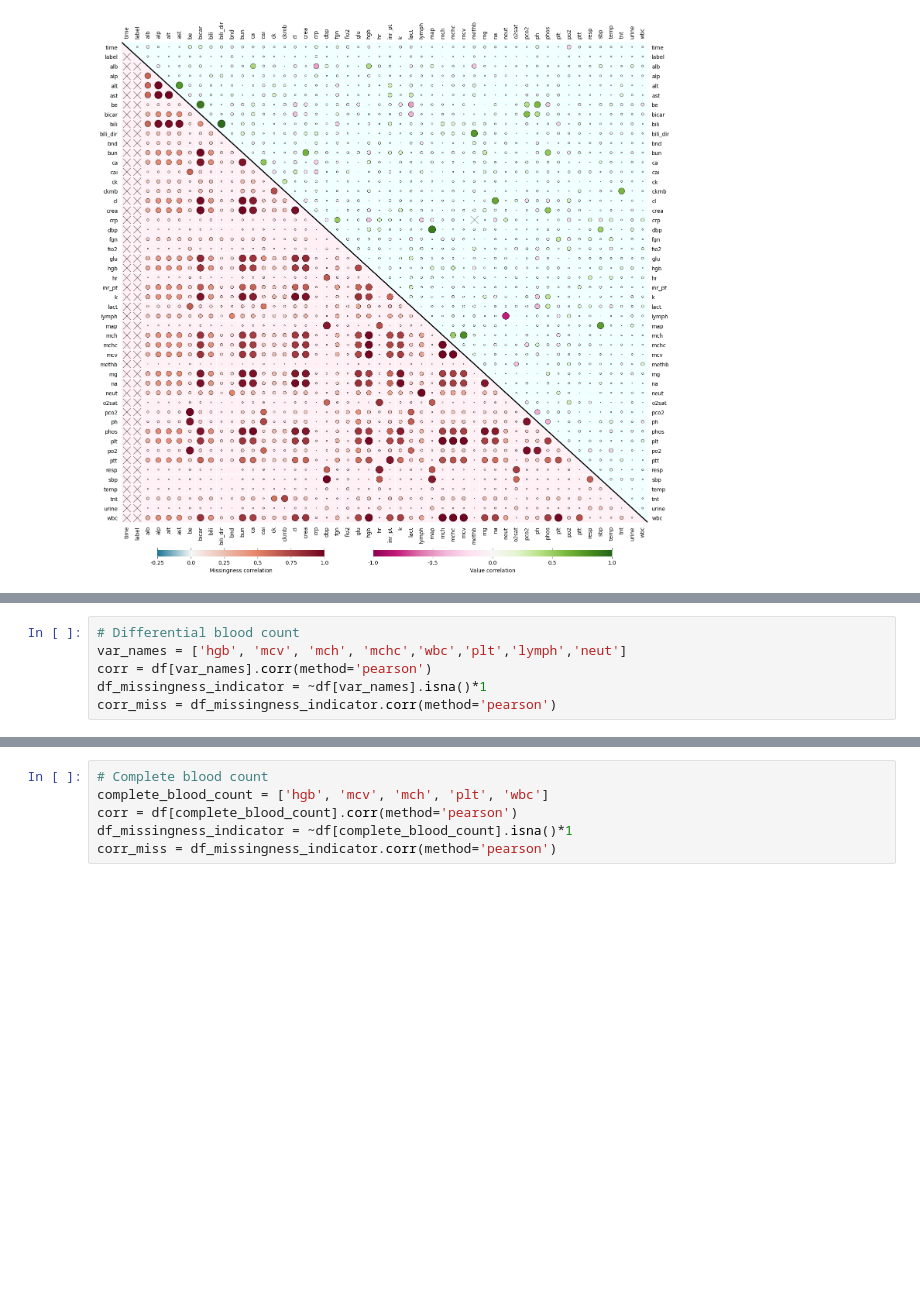
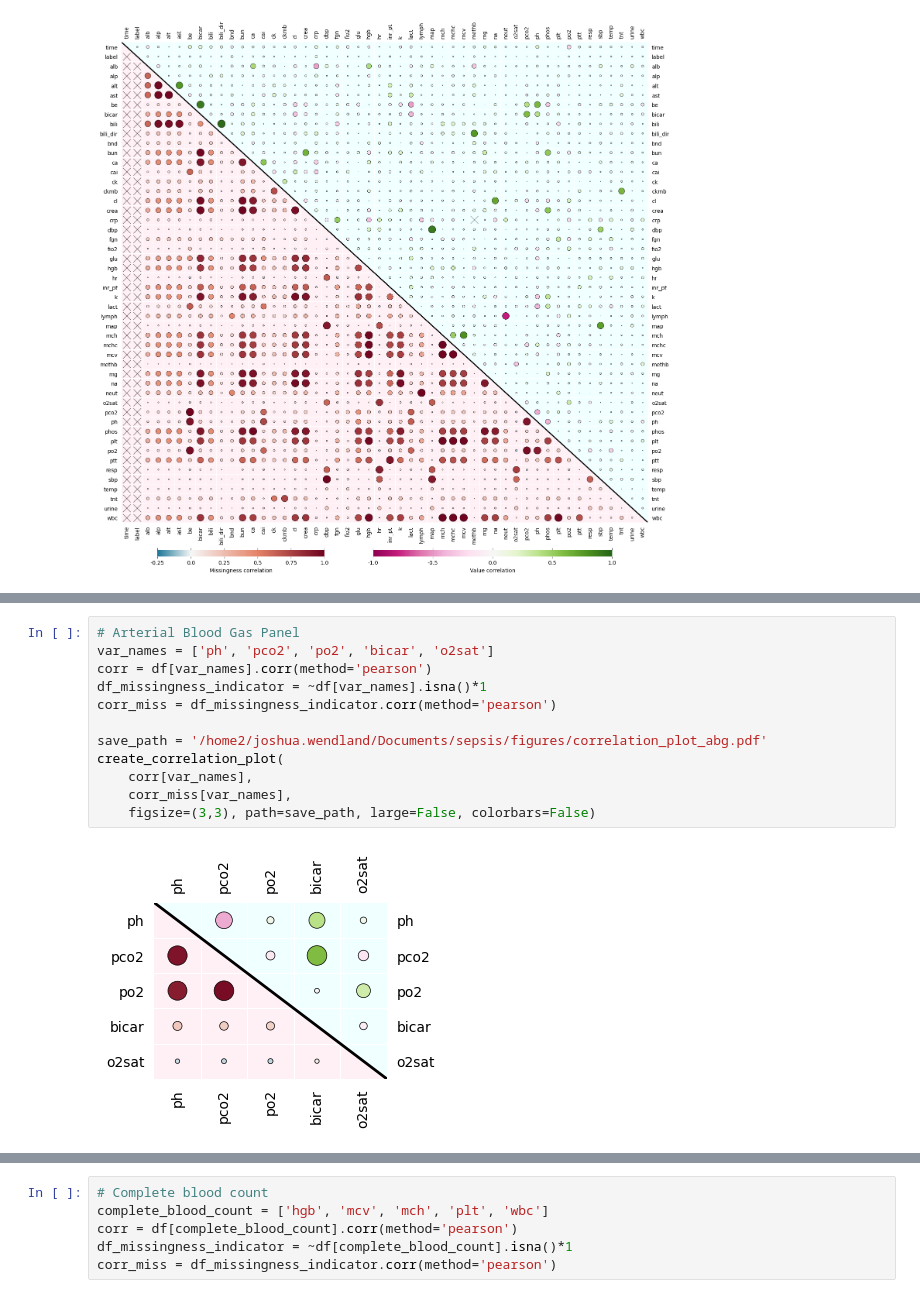
Before and after one commit to joshuawe/sepsis, a Jupyter notebook: data/miiv/Correlation_Plots.ipynb, the cells around one changed output, grey strips where cells are left out. Saved outputs shown, nothing was run; the diff lists cells and outputs as text; blank space fills up the shorter version.

```diff
--- a/data/miiv/Correlation_Plots.ipynb
+++ b/data/miiv/Correlation_Plots.ipynb
@@ -303,6 +385,14 @@ create_correlation_plot(
 # %%
-# Differential blood count
-var_names = ['hgb', 'mcv', 'mch', 'mchc','wbc','plt','lymph','neut']
+# Arterial Blood Gas Panel
+var_names = ['ph', 'pco2', 'po2', 'bicar', 'o2sat']
 corr = df[var_names].corr(method='pearson')
 df_missingness_indicator = ~df[var_names].isna()*1
 corr_miss = df_missingness_indicator.corr(method='pearson')
+
+save_path = '/home2/joshua.wendland/Documents/sepsis/figures/correlation_plot_abg.pdf'
+create_correlation_plot(
+    corr[var_names],
+    corr_miss[var_names],
+    figsize=(3,3), path=save_path, large=False, colorbars=False)
+# %% [output]
+[figure, added]
```
Also changed, not shown: parts of 8 cells of this notebook, 7 other files.
